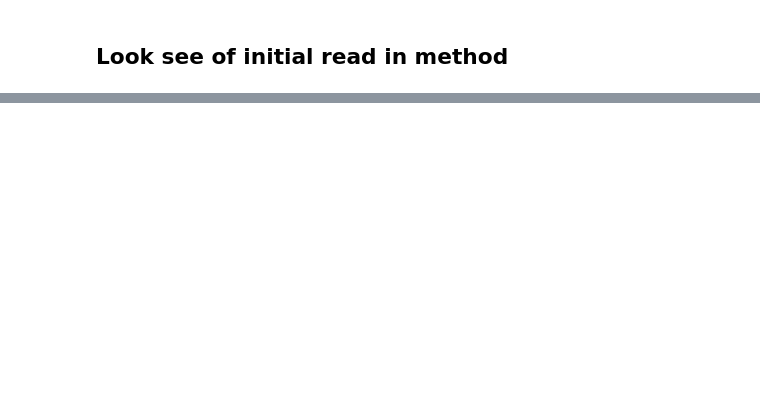
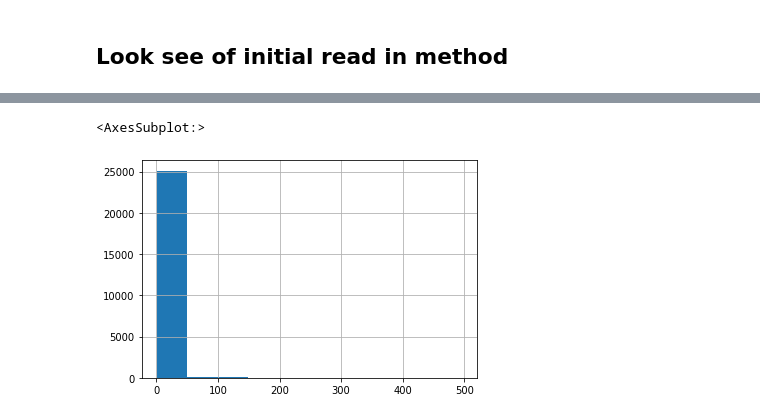
Before and after one commit to rorypearson26/convo-analytics, a Jupyter notebook: jupyter_mess/initial_lookin.ipynb, the cells around one changed output, grey strips where cells are left out. Drawn from its saved outputs; the diff is of its cells as text; code cells hidden in the pictures; blank space fills up the shorter version.

```diff
--- a/jupyter_mess/initial_lookin.ipynb
+++ b/jupyter_mess/initial_lookin.ipynb
@@ -3,8 +3,12 @@ from pathlib import Path
 from unidecode import unidecode
 import regex as re
 
+import spacy
+from spacy.tokenizer import Tokenizer
+from spacy.lang.en import English
 import emoji
 import pandas as pd
+import numpy as np
 import matplotlib.pyplot as plt
 %matplotlib inline
 pd.options.display.max_rows = 4000
@@ -15,6 +19,8 @@ cwd = !pwd
 cwd = Path(str(cwd[0]))
 file_name = "murphys_clan_new.txt"
 raw_file_path = cwd.parent / "raw_export" / file_name
+nlp = English()
+tokenizer = Tokenizer(nlp.vocab)
 
 
 def starts_with_timestamp(line):
@@ -43,15 +49,11 @@ def get_convo_as_list(raw_file_path):
                 message_buffer.append(line)
     return cleaned_data
 
-def get_emoji_series(raw_series):
-    emoji_series = pd.Series(raw_series, name='emoji').apply(extract_emojis)
-    return emoji_series
+def get_raw_series(raw_text):
+    return pd.Series(raw_text)
 
-def get_raw_series(raw_text):
-    return pd.Series(raw_text, name='raw').apply(lambda x: unidecode(x))
-
-def extract_emojis(s):
-    return [c for c in s if c in emoji.UNICODE_EMOJI['en']]
+def extract_emojis(string):
+    return [char for char in string if char in emoji.UNICODE_EMOJI]
 
 def process_dataframe(raw_series, rename_dict):
     df = raw_series.str.extract('(\d{2}\/\d{2}\/\d{4}, \d{2}:\d{2})?( - .*|.*)')
@@ -61,6 +63,7 @@ def process_dataframe(raw_series, rename_dict):
     df.drop("other", inplace=True, axis=1)
     df.dropna(inplace=True)
     clean_sender(df, rename_dict)
+    df['tokens'] = df.message.apply(lambda x: tokenizer(x))
     return df
 
 def process_datetime(df):
@@ -69,11 +72,10 @@ def process_datetime(df):
     return df
 
 def add_stats(df):
-    df['word_count'] = df['message'].str.count(r'(?:(?<=\s))\w*')
+    df['word_count'] = df['tokens'].str.len()
     df['letter_count'] = df['message'].apply(lambda s : len(s))
+    df['avg_word_length'] = df['letter_count'] / df['word_count']
     return df
-
-
 
 def clean_sender(df, rename_dict):
     df['sender'] = df['sender'].str.replace(' - ', '')
@@ -81,13 +83,15 @@ def clean_sender(df, rename_dict):
     return df
 
 def process_emoji_df(df):
-    df = df.copy()
+    df['emoji'] = df.message.apply(extract_emojis)
+    df.drop(['message', 'tokens'], axis=1, inplace=True)
     df = df.explode('emoji')
-    df.drop(['message'])
     return df
 
 rename_dict = {'+44 7964 738500':'Mum'}
 raw_text = get_convo_as_list(raw_file_path)
 raw_series = get_raw_series(raw_text)
 df = process_dataframe(raw_series, rename_dict)
+em_df = df.copy()
+em_df = process_emoji_df(em_df)
 df = add_stats(df)
@@ -117,0 +148,5 @@ df.sender.hist()
+# %%
+df.avg_word_length.hist()
+# %% [output]
+<AxesSubplot:>
+[figure, added]
```
Also changed, not shown: parts of 28 cells of this notebook.
